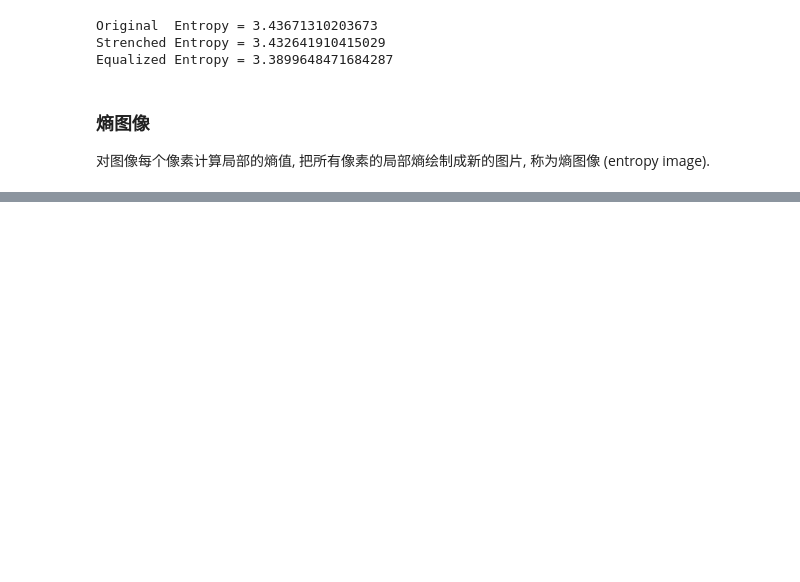
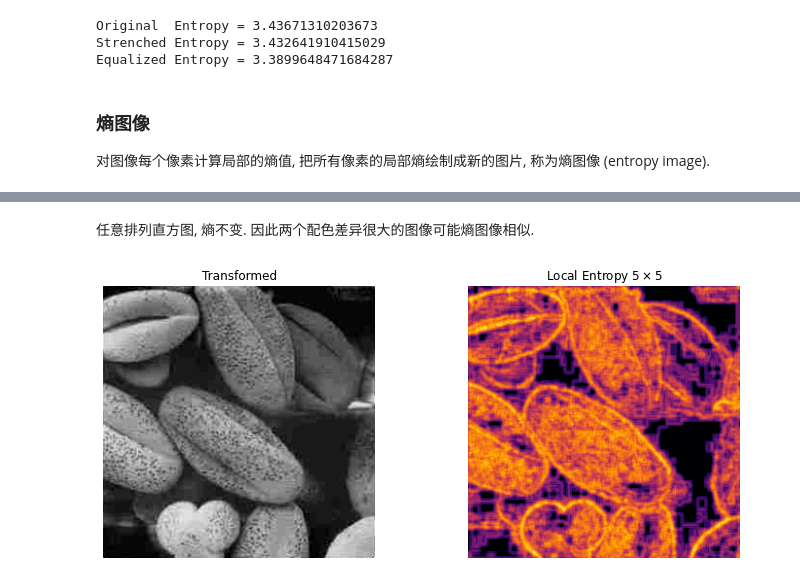
Before and after one commit to ForeverHaibara/Fudan-Courses, a Jupyter notebook: 图像处理与数据可视化/03 图像灰度值变换.ipynb, the cells around one changed output, grey strips where cells are left out. Drawn from its saved outputs; the diff is of its cells as text; code cells hidden in the pictures; blank space fills up the shorter version.

```diff
--- a/图像处理与数据可视化/03 图像灰度值变换.ipynb
+++ b/图像处理与数据可视化/03 图像灰度值变换.ipynb
@@ -131,0 +270,17 @@ Equalized Entropy = 3.3899648471684287
+# %% [markdown]
+任意排列直方图, 熵不变. 因此两个配色差异很大的图像可能熵图像相似.
+# %%
+# img2 = np.clip(180 - ((img.astype('float') ** 2) / 255).astype('uint8'), 0, 255)
+img2 = (6.4 * (img - 120.)).clip(0, 255).astype('uint8')
+img_entropy2 = LocalEntropy(img2, kernel_size = 5)
+plt.figure(figsize = (12, 5))
+for i, _img_, title, color, min_, max_ in zip(
+    (1,2), (img2, img_entropy2), ('Transformed','Local Entropy $5\\times 5$'), ('gray', 'inferno'),
+    (0, 0), (255, 3.2)):
+    plt.subplot(1,2,i)
+    plt.imshow(_img_, cmap = color, vmin = min_, vmax = max_)
+    plt.title(title)
+    plt.axis('off')
+plt.show()
+# %% [output]
+[figure, added]
```
Also changed, not shown: parts of 7 cells of this notebook, 2 other files.
